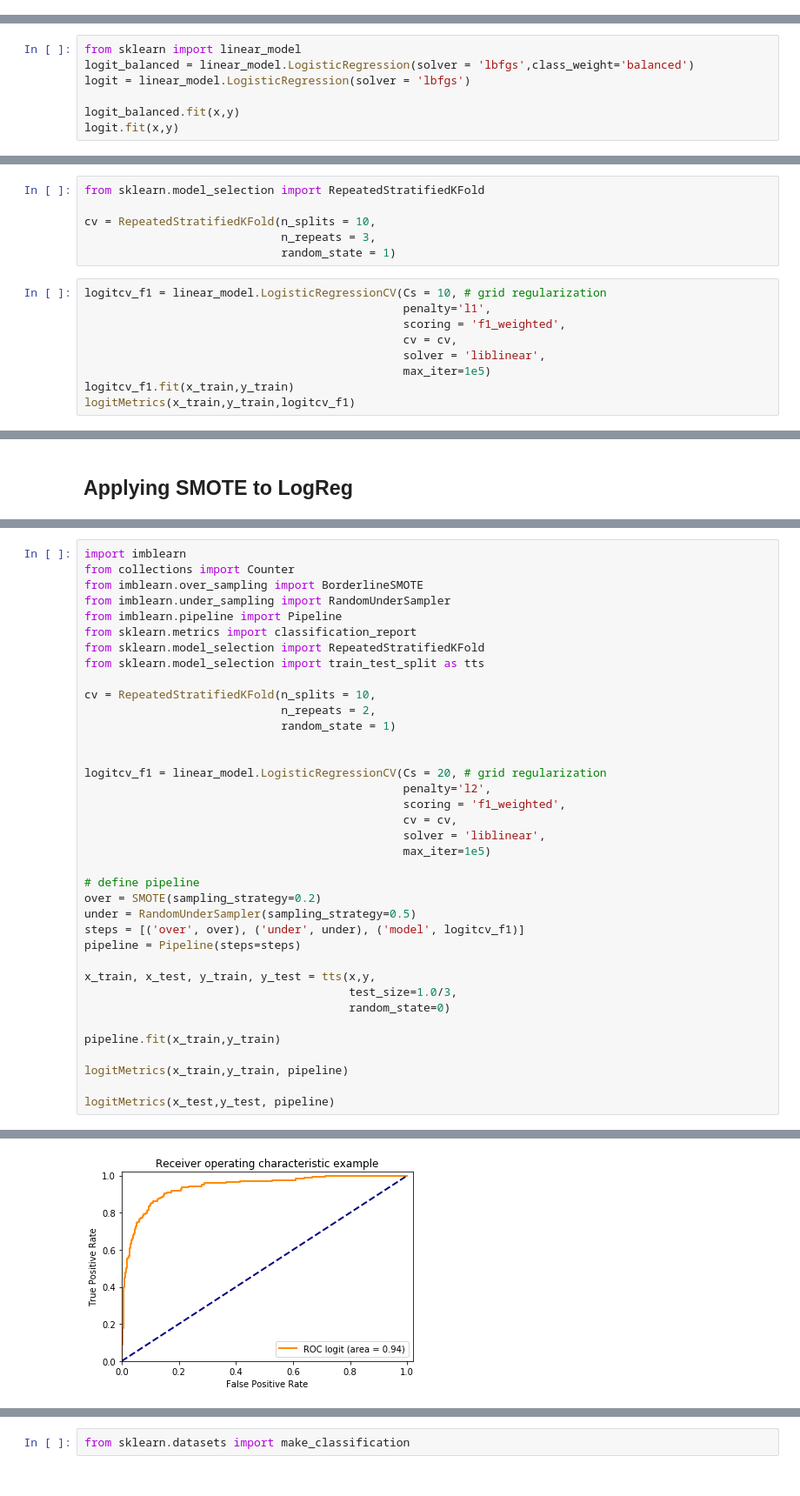
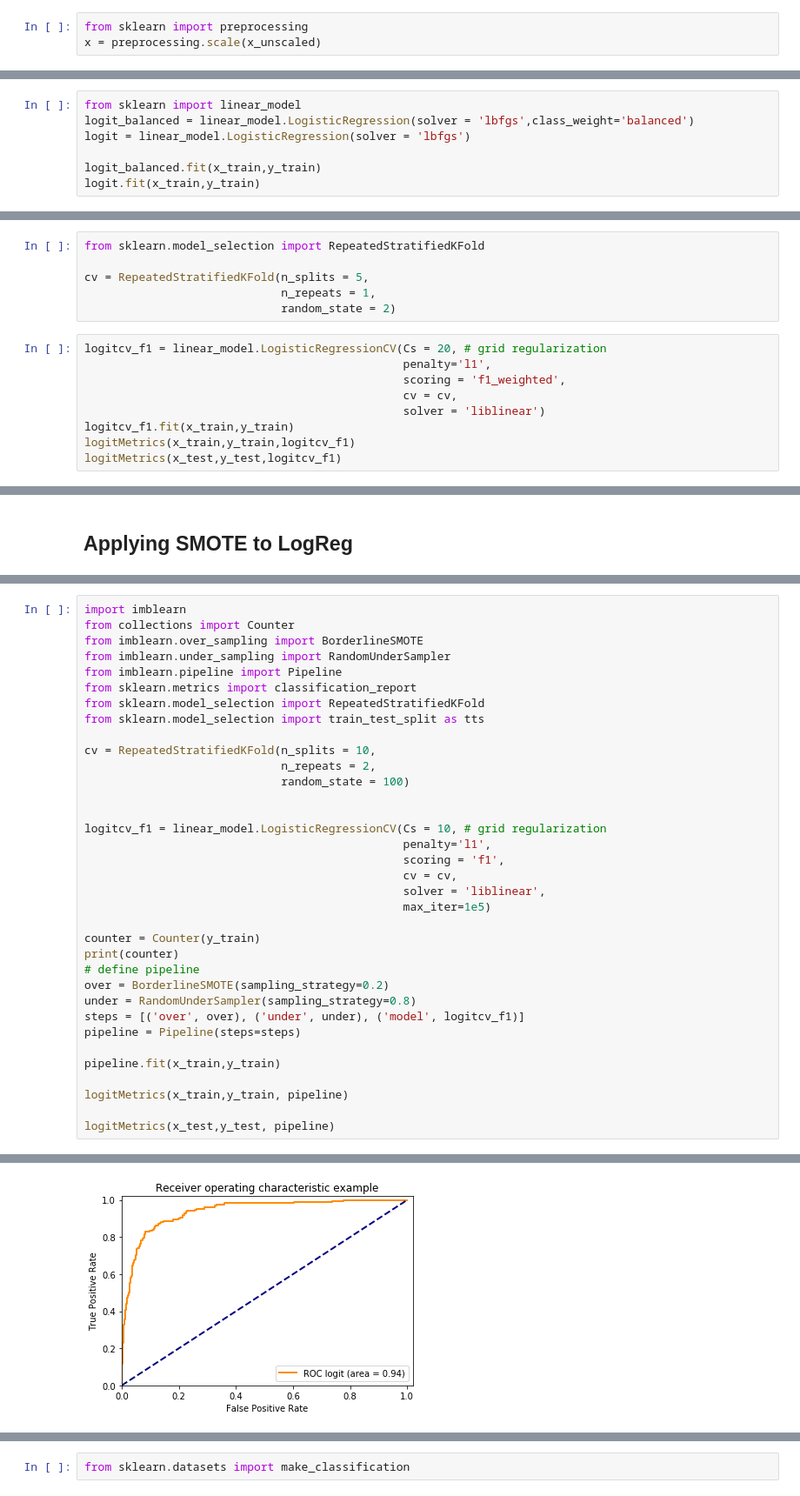
Before and after one commit to DebLeong/HealthCareCapstone, a Jupyter notebook: sam/Logistic Modeling.ipynb, the cells around one changed output, grey strips where cells are left out. Shown at 87% size. Cells and saved outputs as stored; diff of their text form.

```diff
--- a/sam/Logistic Modeling.ipynb
+++ b/sam/Logistic Modeling.ipynb
@@ -83,0 +85,3 @@ x
+# %%
+from sklearn import preprocessing
+x = preprocessing.scale(x_unscaled)
@@ -86,8 +99,8 @@ from sklearn import linear_model
 logit_balanced = linear_model.LogisticRegression(solver = 'lbfgs',class_weight='balanced')
 logit = linear_model.LogisticRegression(solver = 'lbfgs')
 
-logit_balanced.fit(x,y)
-logit.fit(x,y)
+logit_balanced.fit(x_train,y_train)
+logit.fit(x_train,y_train)
 # %% [output]
 STOP: TOTAL NO. of ITERATIONS REACHED LIMIT.
 
@@ -252,16 +204,16 @@ Default Parameters for LogisticRegressionCV
 # %%
 from sklearn.model_selection import RepeatedStratifiedKFold
 
-cv = RepeatedStratifiedKFold(n_splits = 10,
-                             n_repeats = 3,
-                             random_state = 1)
+cv = RepeatedStratifiedKFold(n_splits = 5,
+                             n_repeats = 1,
+                             random_state = 2)
 # %%
-logitcv_f1 = linear_model.LogisticRegressionCV(Cs = 10, # grid regularization
+logitcv_f1 = linear_model.LogisticRegressionCV(Cs = 20, # grid regularization
                                                penalty='l1',
                                                scoring = 'f1_weighted',
                                                cv = cv,
-                                               solver = 'liblinear',
-                                               max_iter=1e5)
+                                               solver = 'liblinear')
 logitcv_f1.fit(x_train,y_train)
 logitMetrics(x_train,y_train,logitcv_f1)
+logitMetrics(x_test,y_test,logitcv_f1)
 # %% [output]
@@ -389,25 +319,23 @@ from sklearn.model_selection import train_test_split as tts
 
 cv = RepeatedStratifiedKFold(n_splits = 10,
                              n_repeats = 2,
-                             random_state = 1)
+                             random_state = 100)
 
 
-logitcv_f1 = linear_model.LogisticRegressionCV(Cs = 20, # grid regularization
-                                               penalty='l2',
-                                               scoring = 'f1_weighted',
+logitcv_f1 = linear_model.LogisticRegressionCV(Cs = 10, # grid regularization
+                                               penalty='l1',
+                                               scoring = 'f1',
                                                cv = cv,
                                                solver = 'liblinear',
                                                max_iter=1e5)
 
+counter = Counter(y_train)
+print(counter)
 # define pipeline
-over = SMOTE(sampling_strategy=0.2)
-under = RandomUnderSampler(sampling_strategy=0.5)
+over = BorderlineSMOTE(sampling_strategy=0.2)
+under = RandomUnderSampler(sampling_strategy=0.8)
 steps = [('over', over), ('under', under), ('model', logitcv_f1)]
 pipeline = Pipeline(steps=steps)
-
-x_train, x_test, y_train, y_test = tts(x,y,
-                                       test_size=1.0/3,
-                                       random_state=0)
 
 pipeline.fit(x_train,y_train)
 
@@ -427 +356 @@ logitMetrics(x_test,y_test, pipeline)
-[figure, old version]
+[figure, new version]
```
Also changed, not shown: parts of 94 cells of this notebook, 10 other files.
